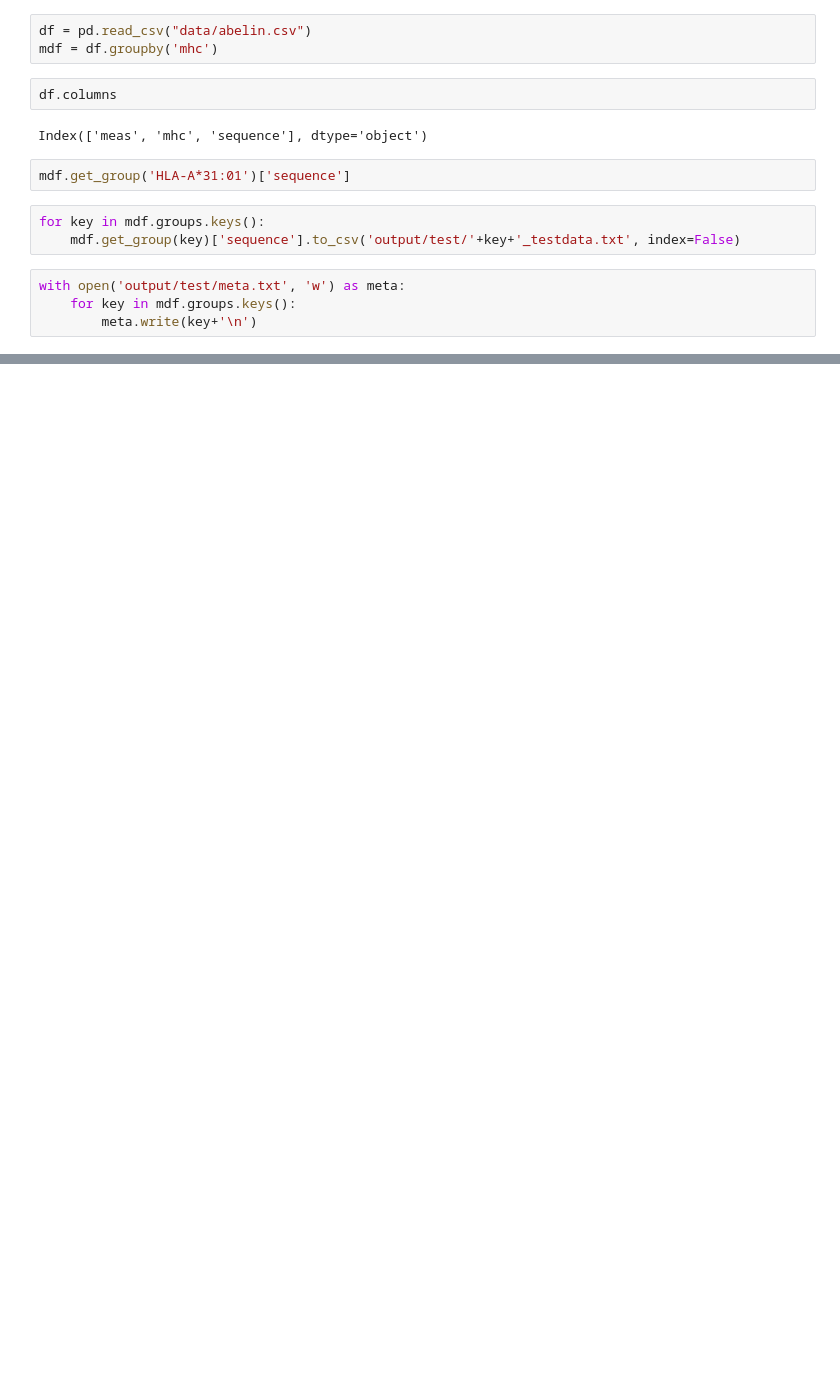
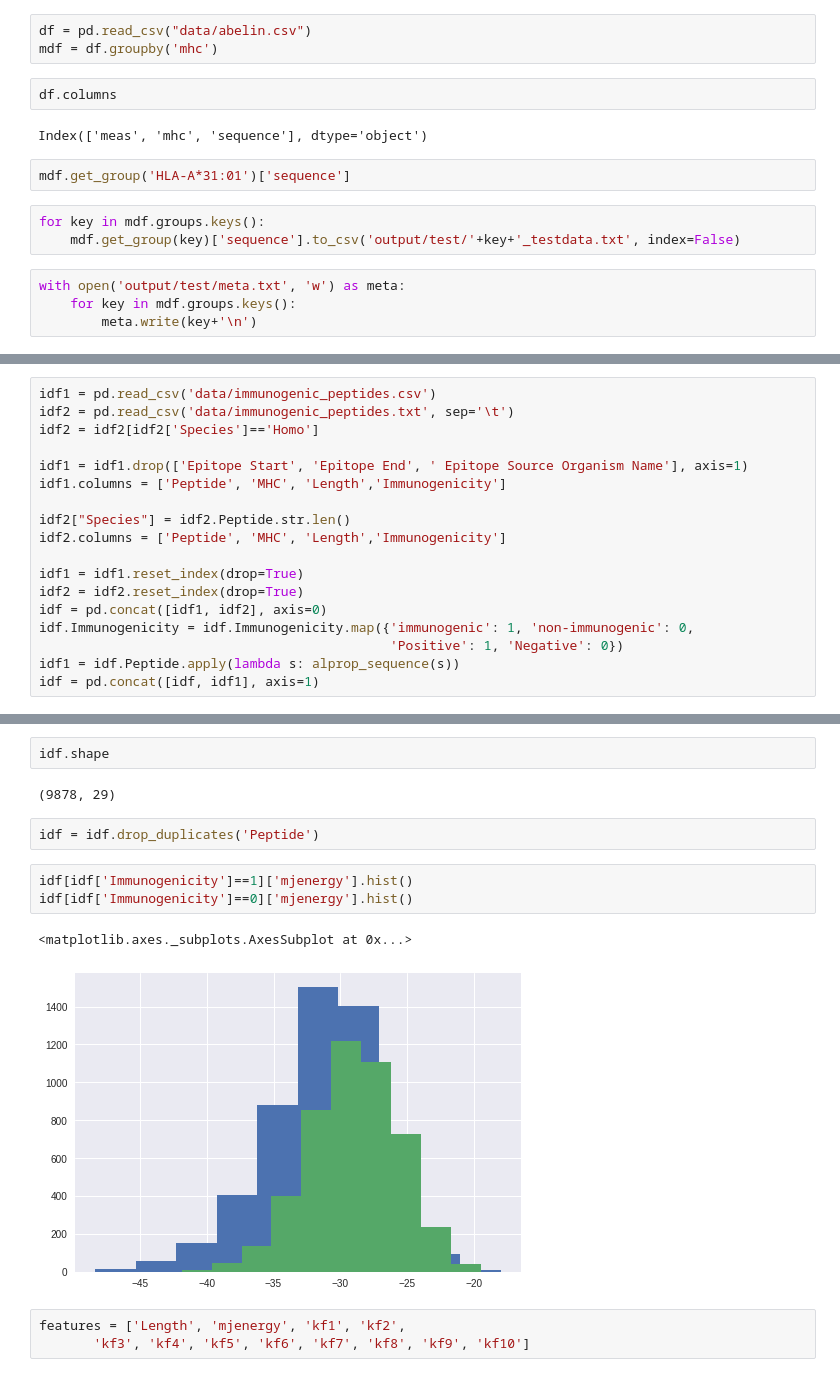
Before and after one commit to antigenomics/ipred, a Jupyter notebook: Untitled.ipynb, the cells around one changed output, grey strips where cells are left out. Cells and saved outputs as stored; diff of their text form; blank space fills up the shorter version.

```diff
--- a/Untitled.ipynb
+++ b/Untitled.ipynb
@@ -182,0 +180,18 @@ with open('output/test/meta.txt', 'w') as meta:
+# %%
+idf1 = pd.read_csv('data/immunogenic_peptides.csv')
+idf2 = pd.read_csv('data/immunogenic_peptides.txt', sep='\t')
+idf2 = idf2[idf2['Species']=='Homo']
+
+idf1 = idf1.drop(['Epitope Start', 'Epitope End', ' Epitope Source Organism Name'], axis=1)
+idf1.columns = ['Peptide', 'MHC', 'Length','Immunogenicity']
+
+idf2["Species"] = idf2.Peptide.str.len()
+idf2.columns = ['Peptide', 'MHC', 'Length','Immunogenicity']
+
+idf1 = idf1.reset_index(drop=True)
+idf2 = idf2.reset_index(drop=True)
+idf = pd.concat([idf1, idf2], axis=0)
+idf.Immunogenicity = idf.Immunogenicity.map({'immunogenic': 1, 'non-immunogenic': 0,
+                                             'Positive': 1, 'Negative': 0})
+idf1 = idf.Peptide.apply(lambda s: alprop_sequence(s))
+idf = pd.concat([idf, idf1], axis=1)
@@ -182,0 +216,15 @@ with open('output/test/meta.txt', 'w') as meta:
+# %%
+idf.shape
+# %% [output]
+(9878, 29)
+# %%
+idf = idf.drop_duplicates('Peptide')
+# %%
+idf[idf['Immunogenicity']==1]['mjenergy'].hist()
+idf[idf['Immunogenicity']==0]['mjenergy'].hist()
+# %% [output]
+<matplotlib.axes._subplots.AxesSubplot at 0x...>
+[figure, added]
+# %%
+features = ['Length', 'mjenergy', 'kf1', 'kf2',
+       'kf3', 'kf4', 'kf5', 'kf6', 'kf7', 'kf8', 'kf9', 'kf10']
```
Also changed, not shown: parts of 10 cells of this notebook, 10 other files.
